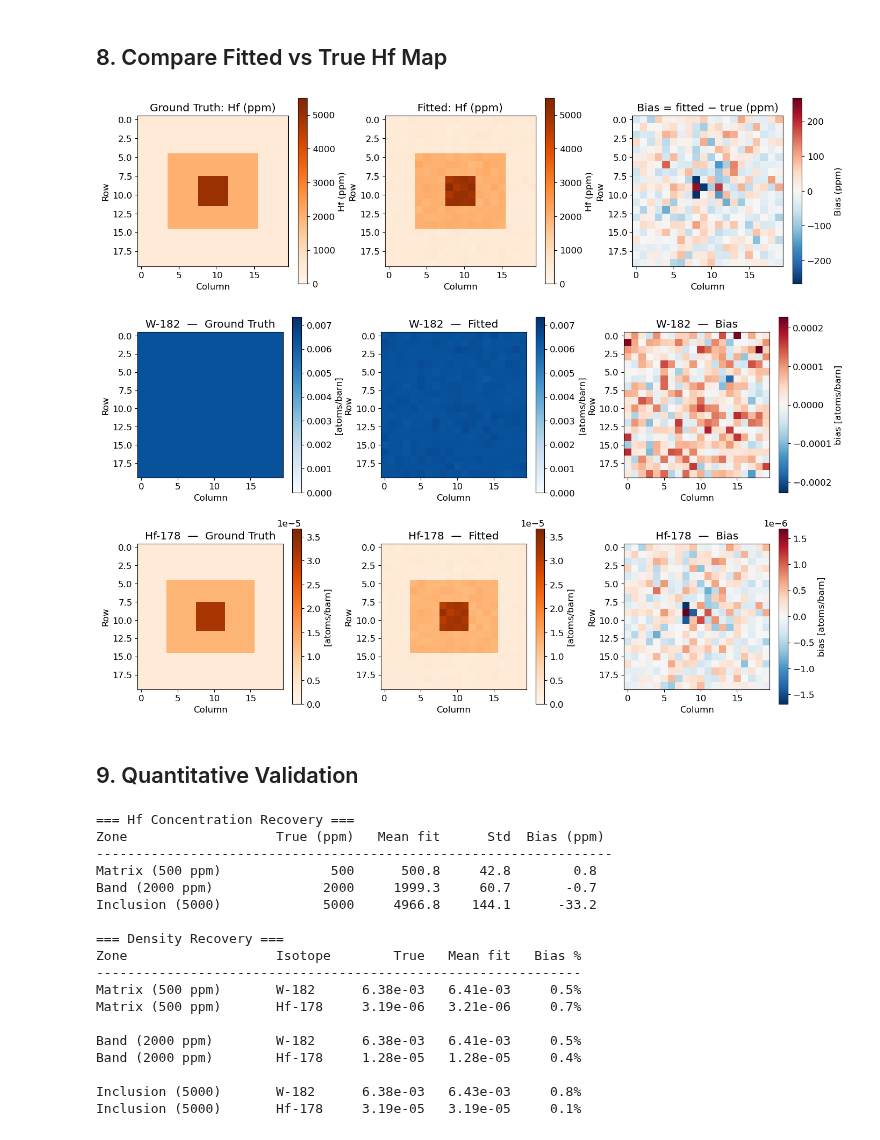
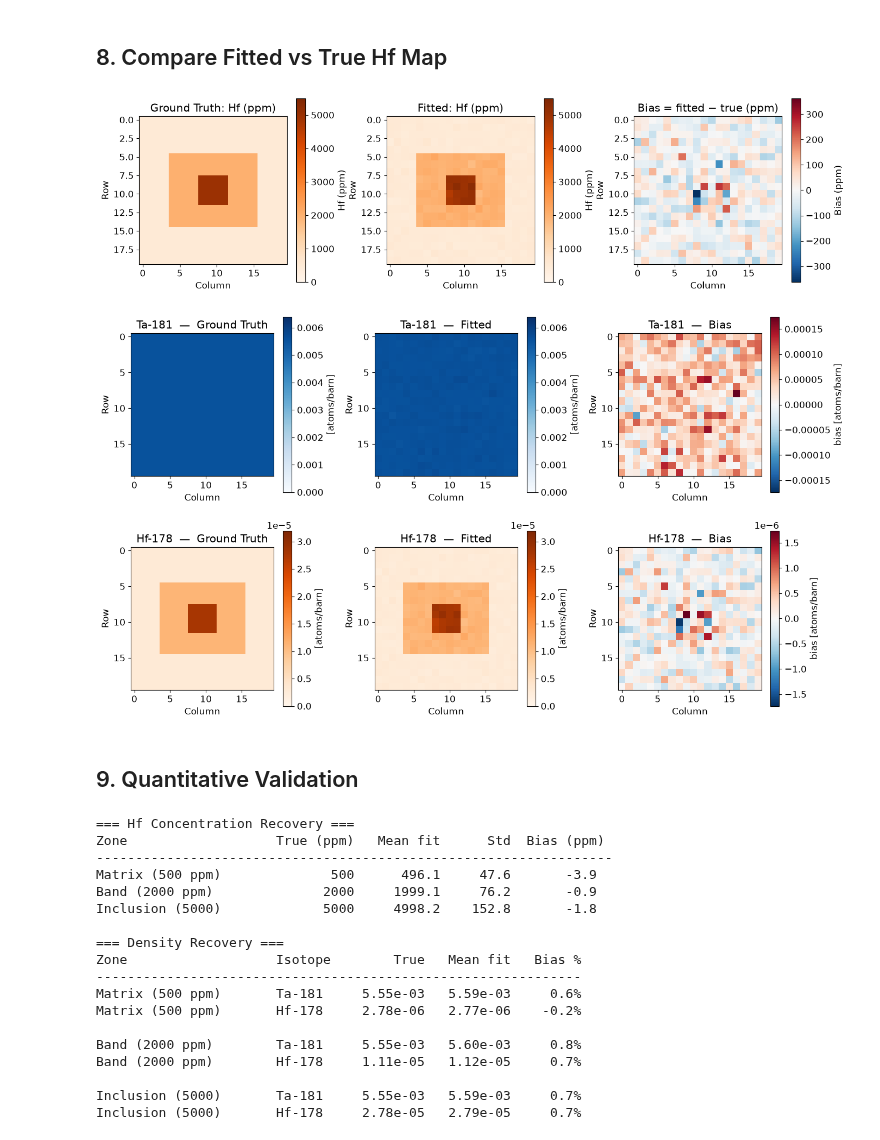
Before and after one commit to ornlneutronimaging/NEREIDS, a Jupyter notebook: examples/notebooks/workflows/02_trace_analysis.ipynb, the cells around one changed output. Saved outputs shown, nothing was run; the diff lists cells and outputs as text; code cells hidden in the pictures.

```diff
--- a/examples/notebooks/workflows/02_trace_analysis.ipynb
+++ b/examples/notebooks/workflows/02_trace_analysis.ipynb
@@ -187,11 +195,11 @@ TraceDetectabilityReport(detectable=true, peak_snr=9.79, peak_energy_ev=7.79, op
 # %%
-# Survey multiple trace candidates against W-182 matrix
+# Survey multiple trace candidates against Ta-181 matrix
 fe56  = nereids.load_endf(26, 56)
 mn55  = nereids.load_endf(25, 55)
 
 survey = nereids.trace_detectability_survey(
-    matrix=w182,
-    matrix_density=6.38e-3,
+    matrix=ta181,
+    matrix_density=5.55e-3,
     trace_candidates=[hf178, fe56, mn55],
     trace_ppm=500.0,
     energies=e_fine,
@@ -283,31 +291,31 @@ the giant Hf-178 resonance at 7.79 eV.
 # %%
 H, W = 20, 20
 
-# W-182 matrix density: 1 mm tungsten alloy (W density 19.28 g/cm³, A=182)
-N_W = 19.28 * 0.1 * 6.022e23 / 182 * 1e-24   # atoms/barn
-print(f'W-182 matrix density: {N_W:.4e} atoms/barn')
+# Ta-181 matrix density: 1 mm tantalum alloy (W density 16.69 g/cm³, A=181)
+N_Ta = 16.69 * 0.1 * 6.022e23 / 181 * 1e-24   # atoms/barn
+print(f'Ta-181 matrix density: {N_Ta:.4e} atoms/barn')
 
-# Hf concentration in ppm by atom (relative to W-182 atoms)
+# Hf concentration in ppm by atom (relative to Ta-181 atoms)
 true_hf_ppm = np.full((H, W), 500.0)       # 500 ppm background
 true_hf_ppm[5:15, 4:16] = 2000.0          # 2000 ppm band
 true_hf_ppm[8:12, 8:12] = 5000.0          # 5000 ppm inclusion
 
 # Areal densities
-true_n_w  = np.full((H, W), N_W)           # W constant everywhere
-true_n_hf = true_hf_ppm * 1e-6 * N_W      # Hf from ppm
+true_n_ta  = np.full((H, W), N_Ta)           # Ta constant everywhere
+true_n_hf = true_hf_ppm * 1e-6 * N_Ta      # Hf from ppm
 
 fig, axes = plt.subplots(1, 3, figsize=(14, 4))
 
 im0 = axes[0].imshow(true_hf_ppm,   cmap='Oranges', vmin=0, interpolation='nearest')
-im1 = axes[1].imshow(true_n_w * 1e3, cmap='Blues',  vmin=0, interpolation='nearest')
+im1 = axes[1].imshow(true_n_ta * 1e3, cmap='Blues',  vmin=0, interpolation='nearest')
 im2 = axes[2].imshow(true_n_hf * 1e6, cmap='Oranges', vmin=0, interpolation='nearest')
 
 plt.colorbar(im0, ax=axes[0], label='Hf concentration (ppm)')
-plt.colorbar(im1, ax=axes[1], label='n(W-182) x1e3 [atoms/barn]')
+plt.colorbar(im1, ax=axes[1], label='n(Ta-181) x1e3 [atoms/barn]')
 plt.colorbar(im2, ax=axes[2], label='n(Hf-178) x1e6 [atoms/barn]')
 
 axes[0].set_title('Ground Truth: Hf (ppm)')
-axes[1].set_title('Ground Truth: n(W-182)')
+axes[1].set_title('Ground Truth: n(Ta-181)')
 axes[2].set_title('Ground Truth: n(Hf-178)')
 
 for ax in axes:
@@ -345,7 +353,7 @@ making even the background concentration readily detectable.
 energies = np.linspace(1.0, 50.0, 500)
 
 # Pre-compute spectra for unique compositions
-compositions = np.stack([true_n_w.ravel(), true_n_hf.ravel()], axis=1)
+compositions = np.stack([true_n_ta.ravel(), true_n_hf.ravel()], axis=1)
 unique_comps, pixel_indices = np.unique(compositions, axis=0, return_inverse=True)
 
 print(f'Computing {len(unique_comps)} unique spectra for {H * W} pixels ...')
@@ -354,7 +362,7 @@ unique_spectra = {}
 for i, (n_w, n_hf) in enumerate(unique_comps):
     t = nereids.forward_model(
         energies,
-        [(w182, float(n_w)), (hf178, float(n_hf))],
+        [(ta181, float(n_w)), (hf178, float(n_hf))],
         temperature_k=TEMP_K,
         flight_path_m=FLIGHT_PATH_M,
         delta_t_us=DELTA_T_US,
@@ -465,9 +473,9 @@ data = nereids.from_transmission(transmission_noisy, uncertainty)
 result = nereids.spatial_map_typed(
     data,
     energies,
-    [w182, hf178],
+    [ta181, hf178],
     temperature_k=TEMP_K,
-    initial_densities=[N_W, 1e-5],    # W: matrix density; Hf: broad neutral prior
+    initial_densities=[N_Ta, 1e-5],    # W: matrix density; Hf: broad neutral prior
     flight_path_m=FLIGHT_PATH_M,
     delta_t_us=DELTA_T_US,
     delta_l_m=DELTA_L_M,
@@ -479,14 +487,14 @@ print(f'Spatial mapping: {elapsed:.2f} s  ({H * W} pixels)')
 print(f'Converged: {result.n_converged}/{result.n_total}  ({result.n_converged / result.n_total * 100:.1f}%)')
 print(f'Isotope names: {result.isotope_names}')
 
-density_maps = np.array(result.density_maps)    # (2, H, W): [W-182, Hf-178]
+density_maps = np.array(result.density_maps)    # (2, H, W): [Ta-181, Hf-178]
 unc_maps     = np.array(result.uncertainty_maps)
 chi2 = np.array(result.chi_squared_map)
 conv = np.array(result.converged_map)
 
-n_w_fit  = density_maps[0]
+n_ta_fit  = density_maps[0]
 n_hf_fit = density_maps[1]
-fitted_hf_ppm = n_hf_fit / np.where(n_w_fit > 1e-8, n_w_fit, N_W) * 1e6
+fitted_hf_ppm = n_hf_fit / np.where(n_ta_fit > 1e-8, n_ta_fit, N_Ta) * 1e6
 
 print(f'\nFitted n(Hf) range: {n_hf_fit.min():.2e} – {n_hf_fit.max():.2e} atoms/barn')
 print(f'Fitted Hf ppm range: {fitted_hf_ppm.min():.0f} – {fitted_hf_ppm.max():.0f} ppm')
@@ -594,43 +602,43 @@ for ax in axes:
     ax.set_ylabel('Row')
 
 plt.tight_layout()
 plt.show()
 
 # Density maps for both isotopes
 fig, axes = plt.subplots(2, 3, figsize=(14, 8))
 names_iso  = result.isotope_names
-truths_iso = [true_n_w, true_n_hf]
+truths_iso = [true_n_ta, true_n_hf]
 cmaps_iso  = ['Blues', 'Oranges']
 
 for row_i, (name, truth, fitted, cmap) in enumerate(zip(names_iso, truths_iso, density_maps, cmaps_iso)):
     vmax = truth.max() * 1.15
     bias = fitted - truth
     vlim = np.abs(bias).max()
     im0 = axes[row_i, 0].imshow(truth,  cmap=cmap,     vmin=0,     vmax=vmax, interpolation='nearest')
     im1 = axes[row_i, 1].imshow(fitted, cmap=cmap,     vmin=0,     vmax=vmax, interpolation='nearest')
     im2 = axes[row_i, 2].imshow(bias,   cmap='RdBu_r', vmin=-vlim, vmax=vlim, interpolation='nearest')
     plt.colorbar(im0, ax=axes[row_i, 0], label='[atoms/barn]')
     plt.colorbar(im1, ax=axes[row_i, 1], label='[atoms/barn]')
     plt.colorbar(im2, ax=axes[row_i, 2], label='bias [atoms/barn]')
     axes[row_i, 0].set_title(f'{name}  \u2014  Ground Truth')
     axes[row_i, 1].set_title(f'{name}  \u2014  Fitted')
     axes[row_i, 2].set_title(f'{name}  \u2014  Bias')
     for ax in axes[row_i]:
         ax.set_xlabel('Column')
         ax.set_ylabel('Row')
 
 plt.tight_layout()
 plt.show()
 # %% [output]
-[figure, old version]
+[figure, new version]
-[figure, old version]
+[figure, new version]
 # %% [markdown]
 ## 9. Quantitative Validation
 # %%
 zones = [
-    ('Matrix (500 ppm)',  (true_hf_ppm == 500.0),   500.0, N_W,  500.0  * 1e-6 * N_W),
-    ('Band (2000 ppm)',   (true_hf_ppm == 2000.0),  2000.0, N_W,  2000.0 * 1e-6 * N_W),
-    ('Inclusion (5000)', (true_hf_ppm == 5000.0),   5000.0, N_W,  5000.0 * 1e-6 * N_W),
+    ('Matrix (500 ppm)',  (true_hf_ppm == 500.0),   500.0, N_Ta,  500.0  * 1e-6 * N_Ta),
+    ('Band (2000 ppm)',   (true_hf_ppm == 2000.0),  2000.0, N_Ta,  2000.0 * 1e-6 * N_Ta),
+    ('Inclusion (5000)', (true_hf_ppm == 5000.0),   5000.0, N_Ta,  5000.0 * 1e-6 * N_Ta),
 ]
 
 print('=== Hf Concentration Recovery ===')
@@ -650,7 +658,7 @@ print('=== Density Recovery ===')
 print(f'{"Zone":<22} {"Isotope":<8} {"True":>10} {"Mean fit":>10} {"Bias %":>8}')
 print('-' * 62)
 for zone_name, mask, _, true_w, true_hf_n in zones:
-    for iso_idx, (iso_name, true_n) in enumerate([('W-182', true_w), ('Hf-178', true_hf_n)]):
+    for iso_idx, (iso_name, true_n) in enumerate([('Ta-181', true_w), ('Hf-178', true_hf_n)]):
         vals = density_maps[iso_idx][mask]
         bias_pct = (vals.mean() - true_n) / true_n * 100
         print(f'{zone_name:<22} {iso_name:<8} {true_n:>10.2e} {vals.mean():>10.2e} {bias_pct:>7.1f}%')
@@ -659,21 +667,21 @@ for zone_name, mask, _, true_w, true_hf_n in zones:
 === Hf Concentration Recovery ===
 Zone                   True (ppm)   Mean fit      Std  Bias (ppm)
 ------------------------------------------------------------------
-Matrix (500 ppm)              500      500.8     42.8        0.8
-Band (2000 ppm)              2000     1999.3     60.7       -0.7
-Inclusion (5000)             5000     4966.8    144.1      -33.2
+Matrix (500 ppm)              500      496.1     47.6       -3.9
+Band (2000 ppm)              2000     1999.1     76.2       -0.9
+Inclusion (5000)             5000     4998.2    152.8       -1.8
 
 === Density Recovery ===
 Zone                   Isotope        True   Mean fit   Bias %
 --------------------------------------------------------------
-Matrix (500 ppm)       W-182      6.38e-03   6.41e-03     0.5%
-Matrix (500 ppm)       Hf-178     3.19e-06   3.21e-06     0.7%
+Matrix (500 ppm)       Ta-181     5.55e-03   5.59e-03     0.6%
+Matrix (500 ppm)       Hf-178     2.78e-06   2.77e-06    -0.2%
 
-Band (2000 ppm)        W-182      6.38e-03   6.41e-03     0.5%
-Band (2000 ppm)        Hf-178     1.28e-05   1.28e-05     0.4%
+Band (2000 ppm)        Ta-181     5.55e-03   5.60e-03     0.8%
+Band (2000 ppm)        Hf-178     1.11e-05   1.12e-05     0.7%
 
-Inclusion (5000)       W-182      6.38e-03   6.43e-03     0.8%
-Inclusion (5000)       Hf-178     3.19e-05   3.19e-05     0.1%
+Inclusion (5000)       Ta-181     5.55e-03   5.59e-03     0.7%
+Inclusion (5000)       Hf-178     2.78e-05   2.79e-05     0.7%
 # %% [markdown]
 ## Summary
 
```
Also changed, not shown: parts of 18 cells of this notebook, 8 other files.
